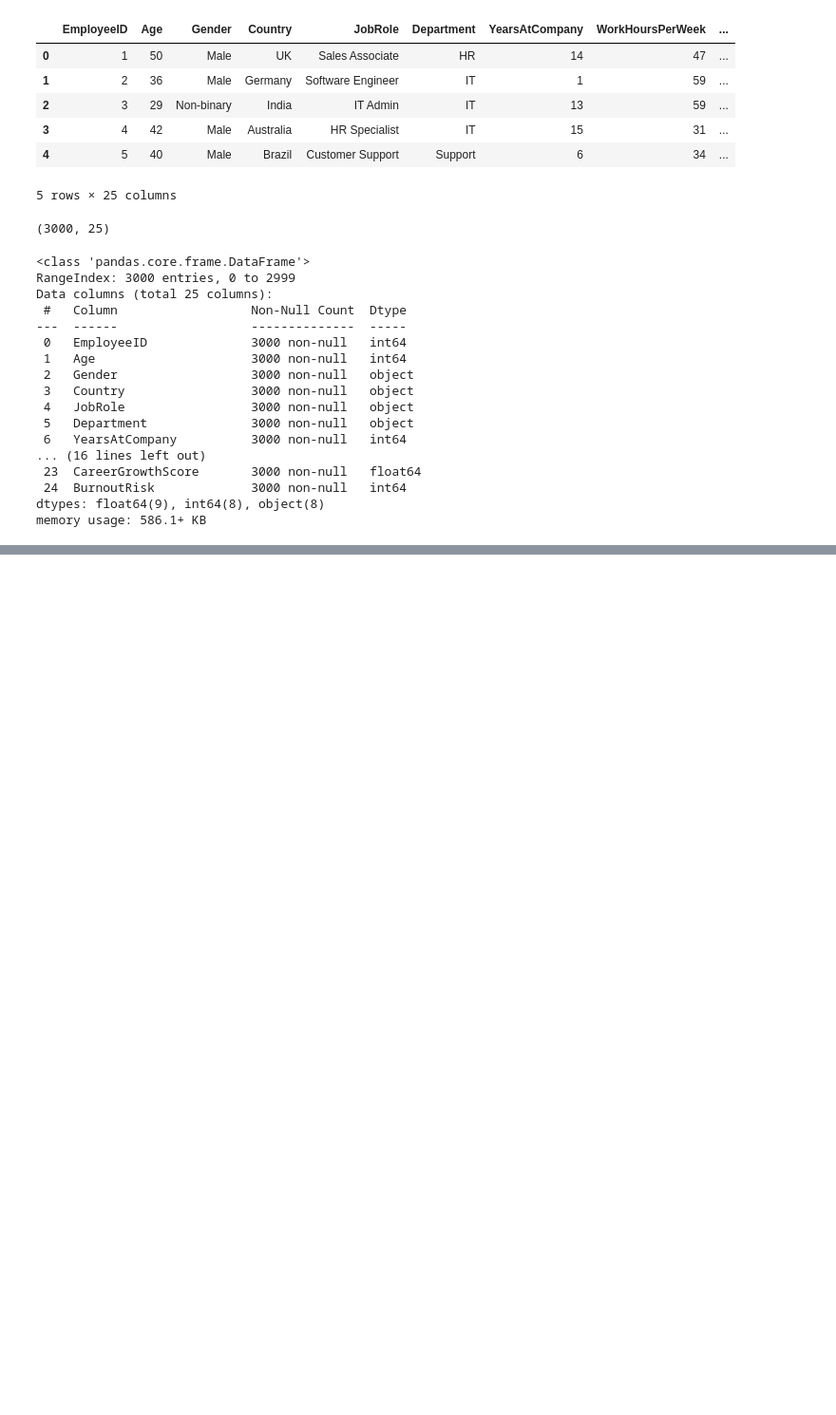
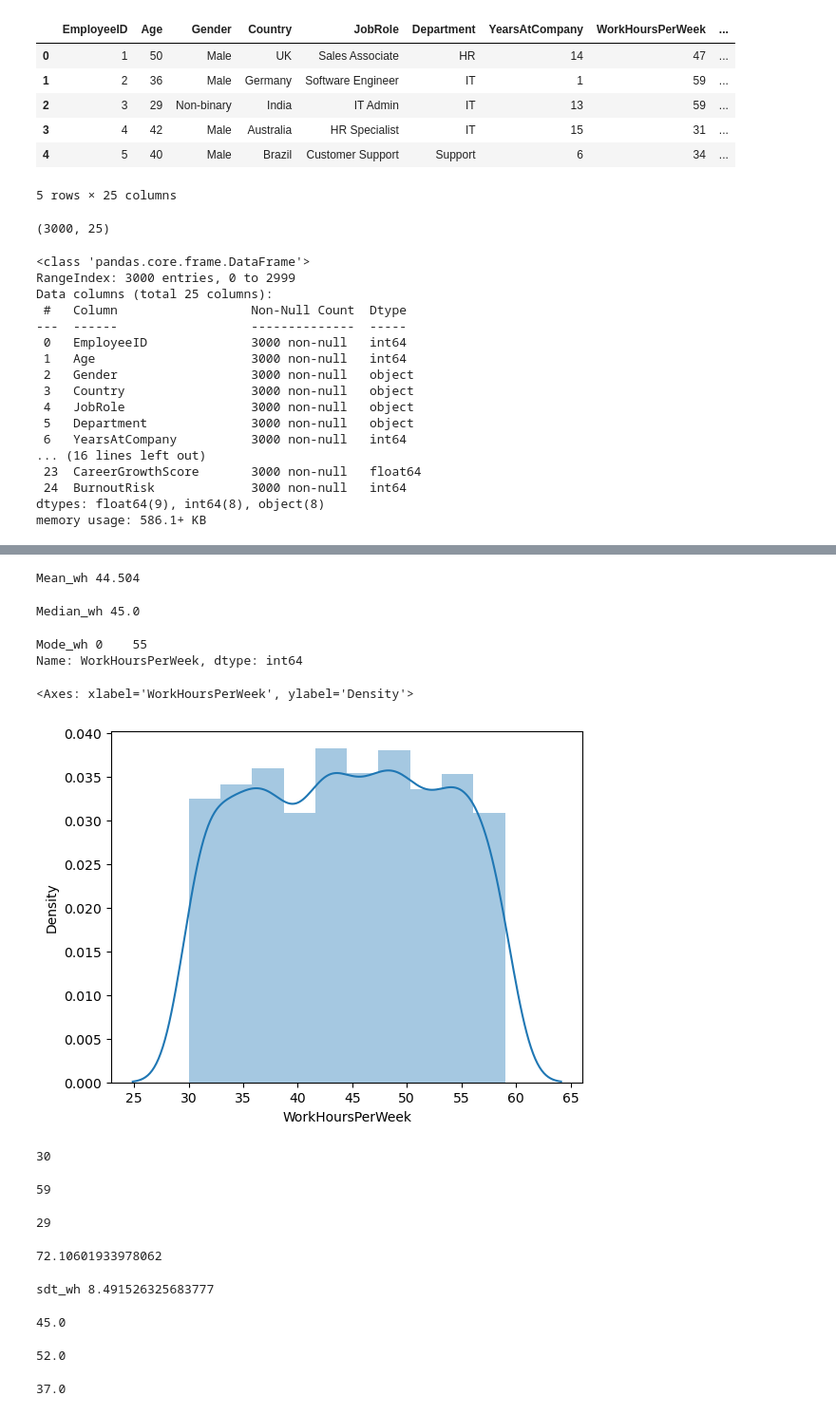
Before and after one commit to 2026378-coder/Statistical-Techniques-for-Data-Analysis-2026, a Jupyter notebook: Assignmnet.ipynb, the cells around one changed output, grey strips where cells are left out. Shown at 95% size. Cells and saved outputs as stored; diff of their text form; code cells hidden in the pictures; blank space fills up the shorter version.

Commit message:
analyze data
Mean, median , mode ,std ,var

```diff
--- a/Assignmnet.ipynb
+++ b/Assignmnet.ipynb
@@ -44,0 +58,59 @@ memory usage: 586.1+ KB
+# %%
+mean_wh=data['WorkHoursPerWeek'].mean()
+print ('Mean_wh' ,mean_wh)
+# %% [output]
+Mean_wh 44.504
+# %%
+median_wh=data['WorkHoursPerWeek'].median()
+print ('Median_wh' ,median_wh)
+# %% [output]
+Median_wh 45.0
+# %%
+mode_wh=data['WorkHoursPerWeek'].mode()
+print ('Mode_wh' ,mode_wh)
+# %% [output]
+Mode_wh 0    55
+Name: WorkHoursPerWeek, dtype: int64
+# %%
+data_wh = data['WorkHoursPerWeek']
+
+sns.distplot(data_wh, bins=10, hist=True, kde=True, label = 'WorkHoursPerWeek')
+# %% [output]
+<Axes: xlabel='WorkHoursPerWeek', ylabel='Density'>
+[figure, added]
+# %%
+data['WorkHoursPerWeek'].min()
+# %% [output]
+30
+# %%
+data['WorkHoursPerWeek'].max()
+# %% [output]
+59
+# %%
+data['WorkHoursPerWeek'].max()-data['WorkHoursPerWeek'].min()
+# %% [output]
+29
+# %%
+data['WorkHoursPerWeek'].var()
+# %% [output]
+72.10601933978062
+# %%
+std_wh=data['WorkHoursPerWeek'].std()
+print ('sdt_wh',std_wh)
+# %% [output]
+sdt_wh 8.491526325683777
+# %%
+Q2= data['WorkHoursPerWeek'].quantile(0.5)
+Q2
+# %% [output]
+45.0
+# %%
+Q3= data['WorkHoursPerWeek'].quantile(0.75)
+Q3
+# %% [output]
+52.0
+# %%
+Q1= data['WorkHoursPerWeek'].quantile(0.25)
+Q1
+# %% [output]
+37.0
```
Also changed, not shown: parts of 21 cells of this notebook.
